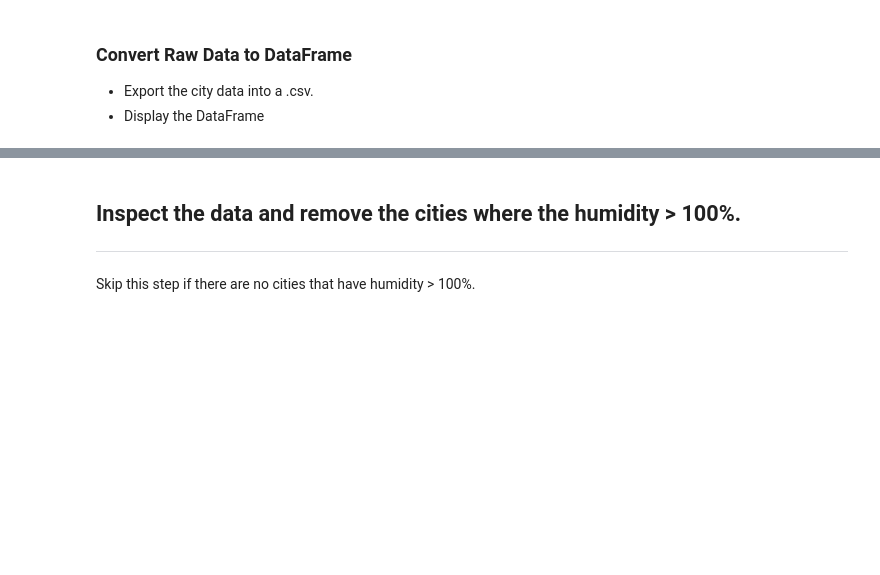
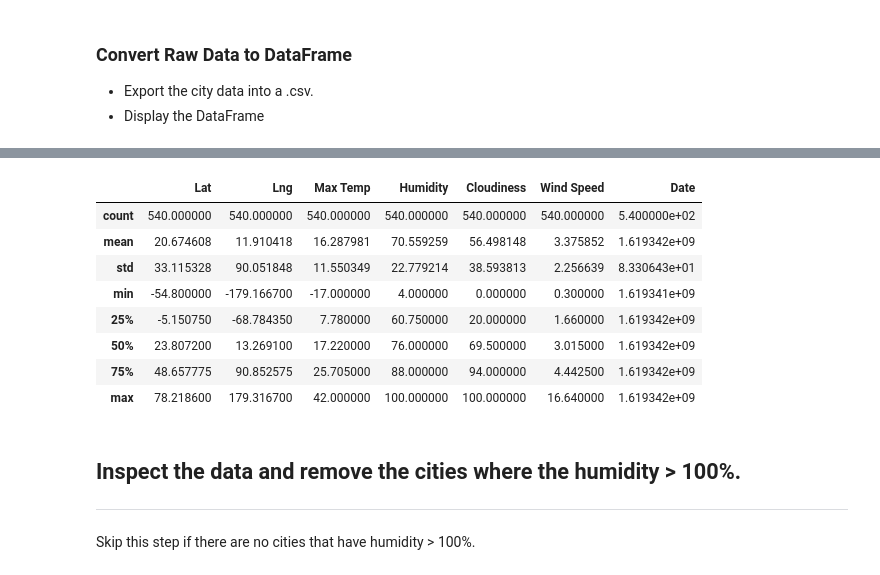
Before and after one commit to sSalvs/python-api-challenge, a Jupyter notebook: WeatherPy/SS_WeatherPy.ipynb, the cells around one changed output, grey strips where cells are left out. Cells and saved outputs as stored; diff of their text form; code cells hidden in the pictures; blank space fills up the shorter version.

```diff
--- a/WeatherPy/SS_WeatherPy.ipynb
+++ b/WeatherPy/SS_WeatherPy.ipynb
@@ -161,3 +205,17 @@ cities_df
+# %%
+# get the summary table
+
+city_list_df.describe()
+# %% [output]
+|  | Lat | Lng | Max Temp | Humidity | Cloudiness | Wind Speed | Date |
+| count | 540.000000 | 540.000000 | 540.000000 | 540.000000 | 540.000000 | 540.000000 | 5.400000e+02 |
+| mean | 20.674608 | 11.910418 | 16.287981 | 70.559259 | 56.498148 | 3.375852 | 1.619342e+09 |
+| std | 33.115328 | 90.051848 | 11.550349 | 22.779214 | 38.593813 | 2.256639 | 8.330643e+01 |
+| min | -54.800000 | -179.166700 | -17.000000 | 4.000000 | 0.000000 | 0.300000 | 1.619341e+09 |
+| 25% | -5.150750 | -68.784350 | 7.780000 | 60.750000 | 20.000000 | 1.660000 | 1.619342e+09 |
+| 50% | 23.807200 | 13.269100 | 17.220000 | 76.000000 | 69.500000 | 3.015000 | 1.619342e+09 |
+| 75% | 48.657775 | 90.852575 | 25.705000 | 88.000000 | 94.000000 | 4.442500 | 1.619342e+09 |
+| max | 78.218600 | 179.316700 | 42.000000 | 100.000000 | 100.000000 | 16.640000 | 1.619342e+09 |
 # %% [markdown]
 ## Inspect the data and remove the cities where the humidity > 100%.
 ----
```
Also changed, not shown: parts of 8 cells of this notebook, 3 other files.
